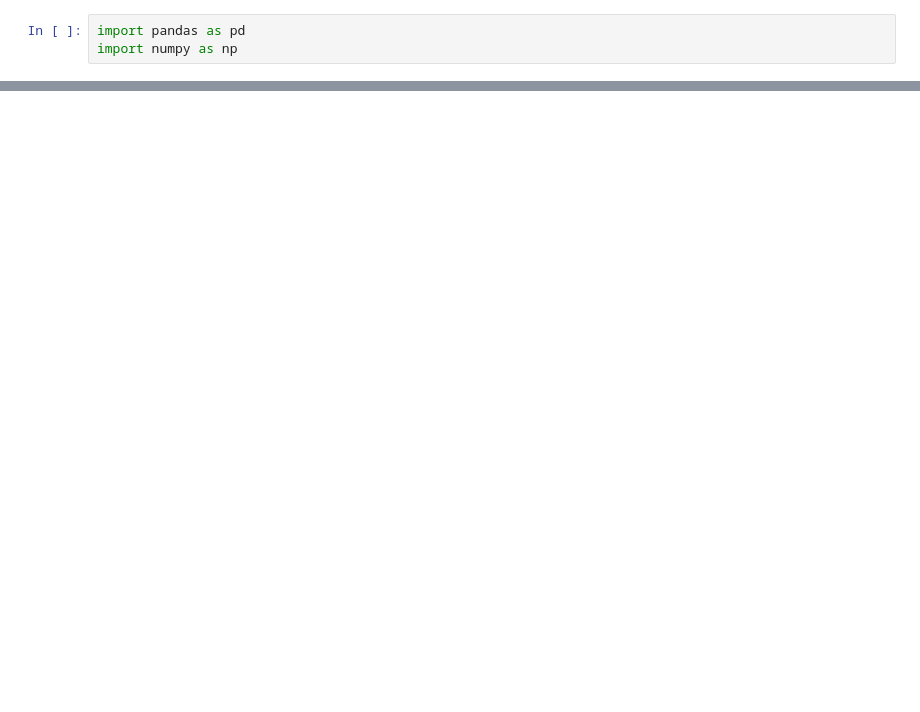
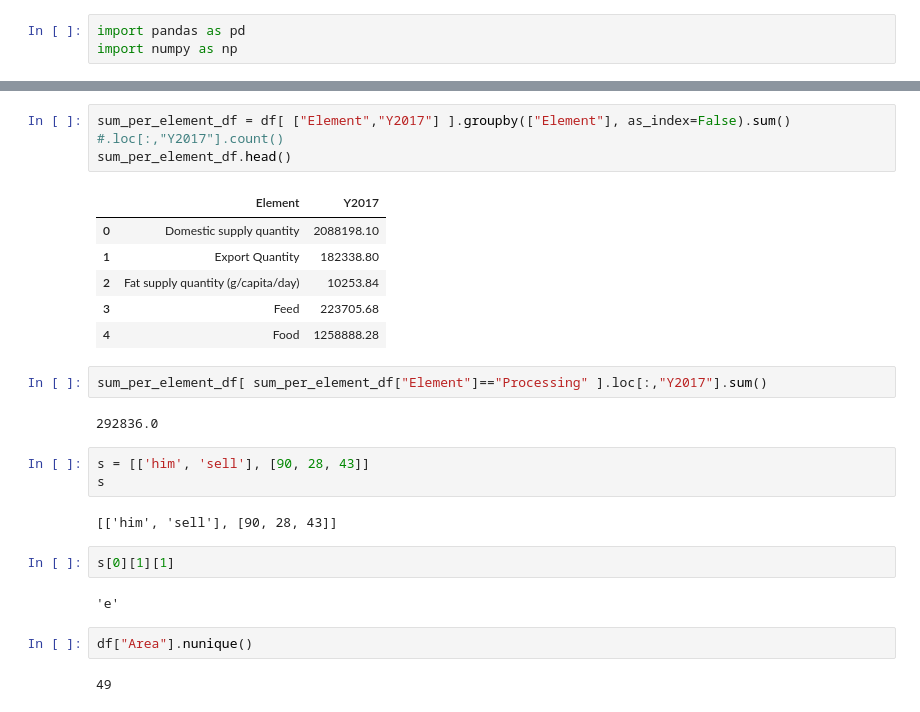
Before and after one commit to patricetg/hamoye-intro-to-python, a Jupyter notebook: Lesson 03 Quiz.ipynb, the cells around one changed output, grey strips where cells are left out. Cells and saved outputs as stored; diff of their text form; blank space fills up the shorter version.

```diff
--- a/Lesson 03 Quiz.ipynb
+++ b/Lesson 03 Quiz.ipynb
@@ -13,0 +80,27 @@ df.head()
+# %%
+sum_per_element_df = df[ ["Element","Y2017"] ].groupby(["Element"], as_index=False).sum() #.loc[:,"Y2017"].count()
+sum_per_element_df.head()
+# %% [output]
+|  | Element | Y2017 |
+| 0 | Domestic supply quantity | 2088198.10 |
+| 1 | Export Quantity | 182338.80 |
+| 2 | Fat supply quantity (g/capita/day) | 10253.84 |
+| 3 | Feed | 223705.68 |
+| 4 | Food | 1258888.28 |
+# %%
+sum_per_element_df[ sum_per_element_df["Element"]=="Processing" ].loc[:,"Y2017"].sum()
+# %% [output]
+292836.0
+# %%
+s = [['him', 'sell'], [90, 28, 43]]
+s
+# %% [output]
+[['him', 'sell'], [90, 28, 43]]
+# %%
+s[0][1][1]
+# %% [output]
+'e'
+# %%
+df["Area"].nunique()
+# %% [output]
+49
```
Also changed, not shown: parts of 25 cells of this notebook, 1 other file.
